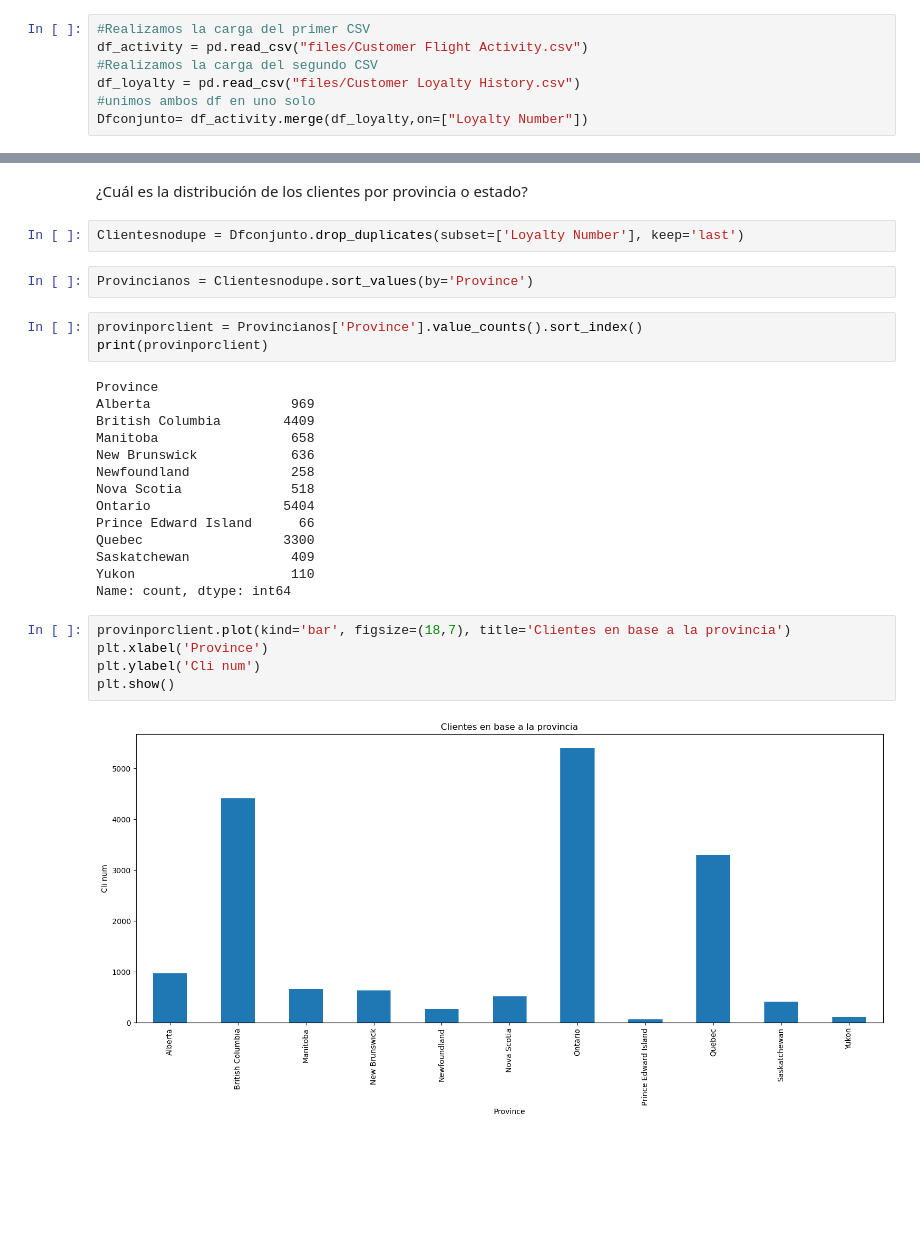
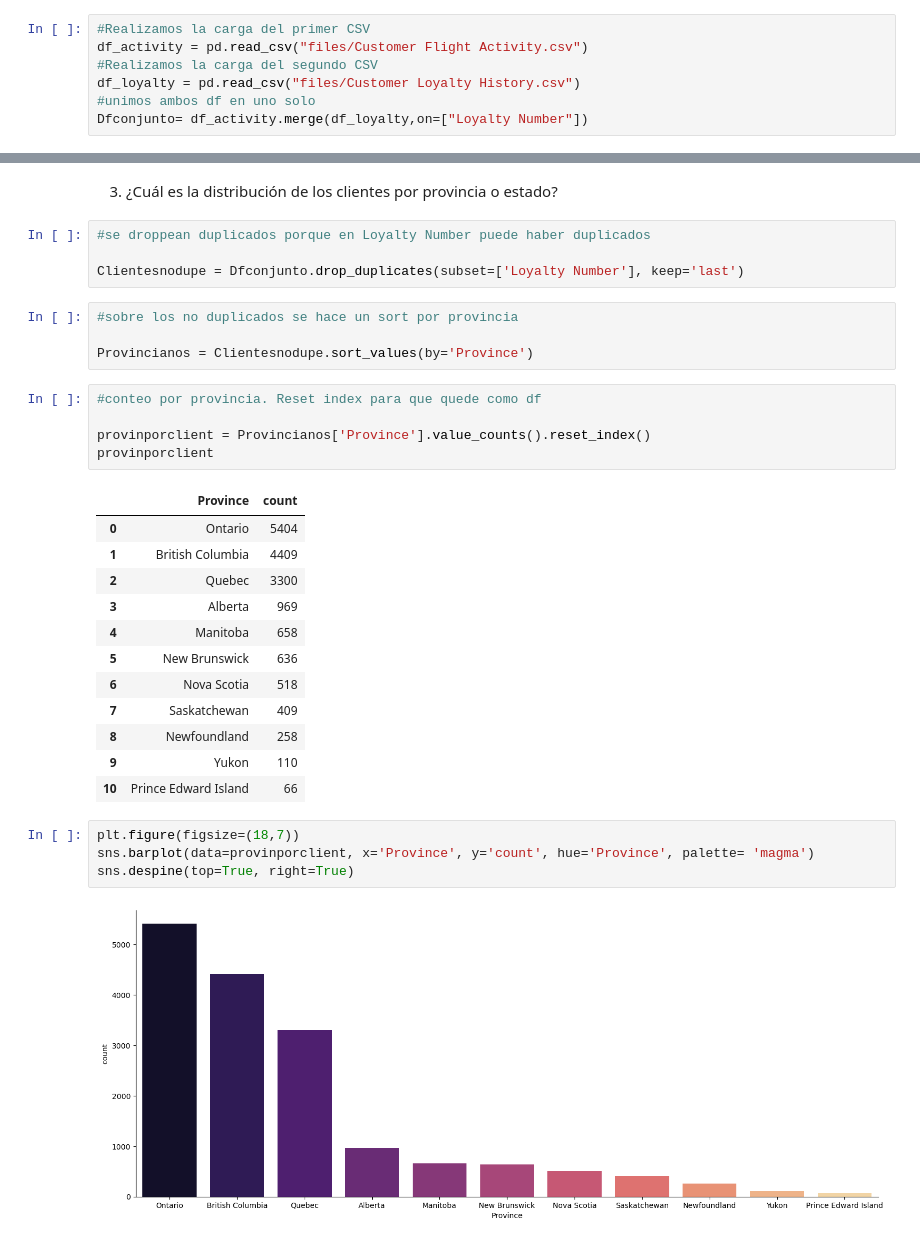
Before and after one commit to Adalab/bda-modulo-3-evaluacion-final-jiucode, a Jupyter notebook: 3.Visualización.ipynb, the cells around one changed output, grey strips where cells are left out. Cells and saved outputs as stored; diff of their text form; blank space fills up the shorter version.

```diff
--- a/3.Visualización.ipynb
+++ b/3.Visualización.ipynb
@@ -35,32 +35,36 @@ plt.show()
 # %% [output]
 [figure]
 # %% [markdown]
-¿Cuál es la distribución de los clientes por provincia o estado?
+3. ¿Cuál es la distribución de los clientes por provincia o estado?
 # %%
+#se droppean duplicados porque en Loyalty Number puede haber duplicados
+
 Clientesnodupe = Dfconjunto.drop_duplicates(subset=['Loyalty Number'], keep='last')
 # %%
+#sobre los no duplicados se hace un sort por provincia
+
 Provincianos = Clientesnodupe.sort_values(by='Province')
 # %%
-provinporclient = Provincianos['Province'].value_counts().sort_index()
-print(provinporclient)
+#conteo por provincia. Reset index para que quede como df
+
+provinporclient = Provincianos['Province'].value_counts().reset_index()
+provinporclient
 # %% [output]
-Province
-Alberta                  969
-British Columbia        4409
-Manitoba                 658
-New Brunswick            636
-Newfoundland             258
-Nova Scotia              518
-Ontario                 5404
-Prince Edward Island      66
-Quebec                  3300
-Saskatchewan             409
-Yukon                    110
-Name: count, dtype: int64
+|  | Province | count |
+| 0 | Ontario | 5404 |
+| 1 | British Columbia | 4409 |
+| 2 | Quebec | 3300 |
+| 3 | Alberta | 969 |
+| 4 | Manitoba | 658 |
+| 5 | New Brunswick | 636 |
+| 6 | Nova Scotia | 518 |
+| 7 | Saskatchewan | 409 |
+| 8 | Newfoundland | 258 |
+| 9 | Yukon | 110 |
+| 10 | Prince Edward Island | 66 |
-# %%
-provinporclient.plot(kind='bar', figsize=(18,7), title='Clientes en base a la provincia')
-plt.xlabel('Province')
-plt.ylabel('Cli num')
-plt.show()
-# %% [output]
-[figure, removed]
+# %%
+plt.figure(figsize=(18,7))
+sns.barplot(data=provinporclient, x='Province', y='count', hue='Province', palette= 'magma')
+sns.despine(top=True, right=True)
+# %% [output]
+[figure, added]
```
Also changed, not shown: parts of 16 cells of this notebook.
